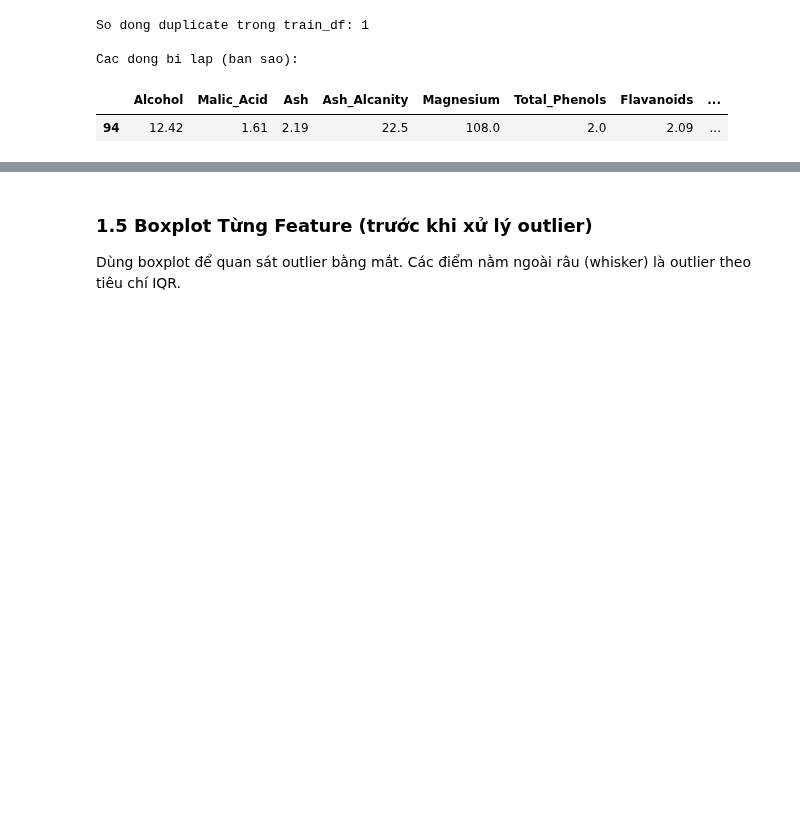
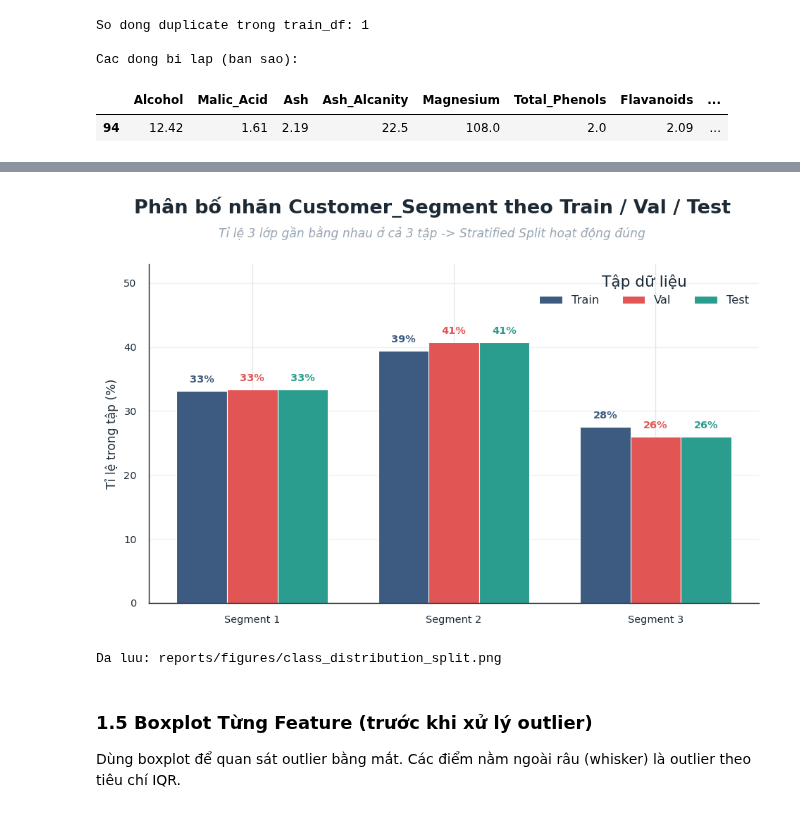
Before and after one commit to phannhattai1105/Wine, a Jupyter notebook: notebooks/02_eda_preprocessing.ipynb, the cells around one changed output, grey strips where cells are left out. Cells and saved outputs as stored; diff of their text form; code cells hidden in the pictures; blank space fills up the shorter version.

```diff
--- a/notebooks/02_eda_preprocessing.ipynb
+++ b/notebooks/02_eda_preprocessing.ipynb
@@ -106,9 +106,6 @@ def style_axes(ax):
     ax.grid(axis='y', alpha=0.6)
 
 def fig_title(fig, title, subtitle=None, y=0.98, title_size=15, subtitle_size=9.5):
-    """Tiêu đề chính (đậm) + phụ đề (xám nhạt) — style chuẩn báo cáo/slide.
-    Dùng fig.text với khoảng cách tính theo INCH tuyệt đối (quy đổi ra fraction
-    dựa trên chiều cao thật của fig) — tránh bị vỡ layout ở các hình thấp."""
     fig_h = fig.get_figheight()
     fig.text(0.5, y, title, ha='center', va='top', fontsize=title_size,
               fontweight='bold', color=PALETTE["ink"])
@@ -287,3 +288,38 @@ Cac dong bi lap (ban sao):
+# %%
+dist_df = pd.DataFrame({
+    'Train': train_df[target_col].value_counts(normalize=True).sort_index(),
+    'Val':   val_df[target_col].value_counts(normalize=True).sort_index(),
+    'Test':  test_df[target_col].value_counts(normalize=True).sort_index(),
+}) * 100
+
+x = np.arange(len(dist_df))
+width = 0.25
+split_colors = {'Train': PALETTE["accent"], 'Val': PALETTE["before"], 'Test': PALETTE["after"]}
+
+fig, ax = plt.subplots(figsize=(7.5, 5))
+for i, split_name in enumerate(dist_df.columns):
+    bars = ax.bar(x + (i - 1) * width, dist_df[split_name], width,
+                   label=split_name, color=split_colors[split_name],
+                   edgecolor='white', linewidth=0.6)
+    for bar, v in zip(bars, dist_df[split_name]):
+        ax.text(bar.get_x() + bar.get_width() / 2, v + 1, f'{v:.0f}%',
+                 ha='center', va='bottom', fontsize=8, color=split_colors[split_name], fontweight='bold')
+
+ax.set_xticks(x)
+ax.set_xticklabels([f'Segment {c}' for c in dist_df.index])
+ax.set_ylabel('Tỉ lệ trong tập (%)')
+ax.set_ylim(0, dist_df.values.max() * 1.3)
+style_axes(ax)
+ax.legend(title='Tập dữ liệu', loc='upper right', ncol=3)
+plt.tight_layout(rect=[0, 0, 1, 0.86])
+fig_title(fig, 'Phân bố nhãn Customer_Segment theo Train / Val / Test',
+          'Tỉ lệ 3 lớp gần bằng nhau ở cả 3 tập -> Stratified Split hoạt động đúng', y=0.97)
+plt.savefig(FIGURES_DIR / 'class_distribution_split.png', bbox_inches='tight')
+plt.show()
+print('Da luu: reports/figures/class_distribution_split.png')
+# %% [output]
+[figure, added]
+Da luu: reports/figures/class_distribution_split.png
 # %% [markdown]
 ### 1.5 Boxplot Từng Feature (trước khi xử lý outlier)
 
```
Also changed, not shown: parts of 12 cells of this notebook, 15 other files.
